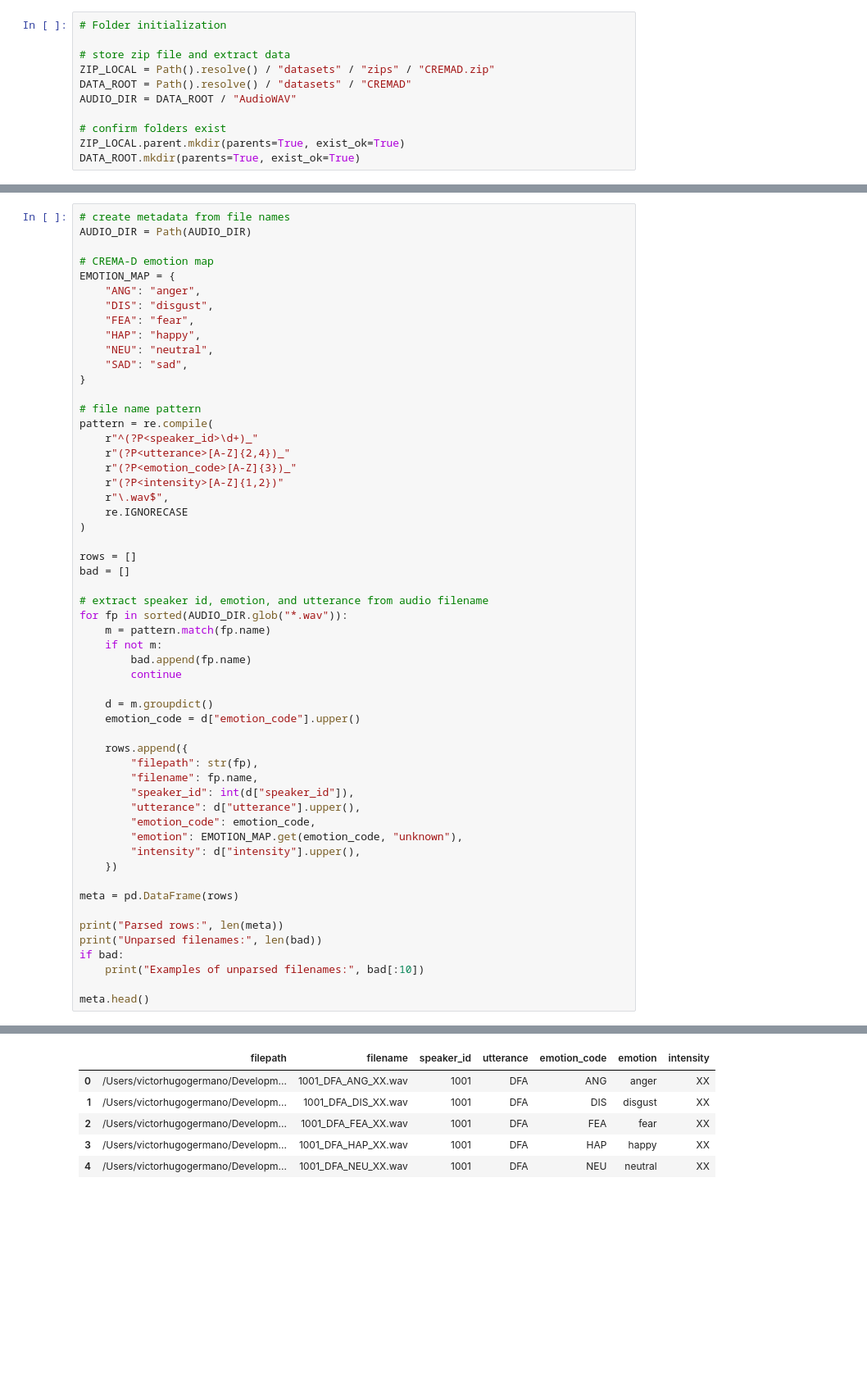
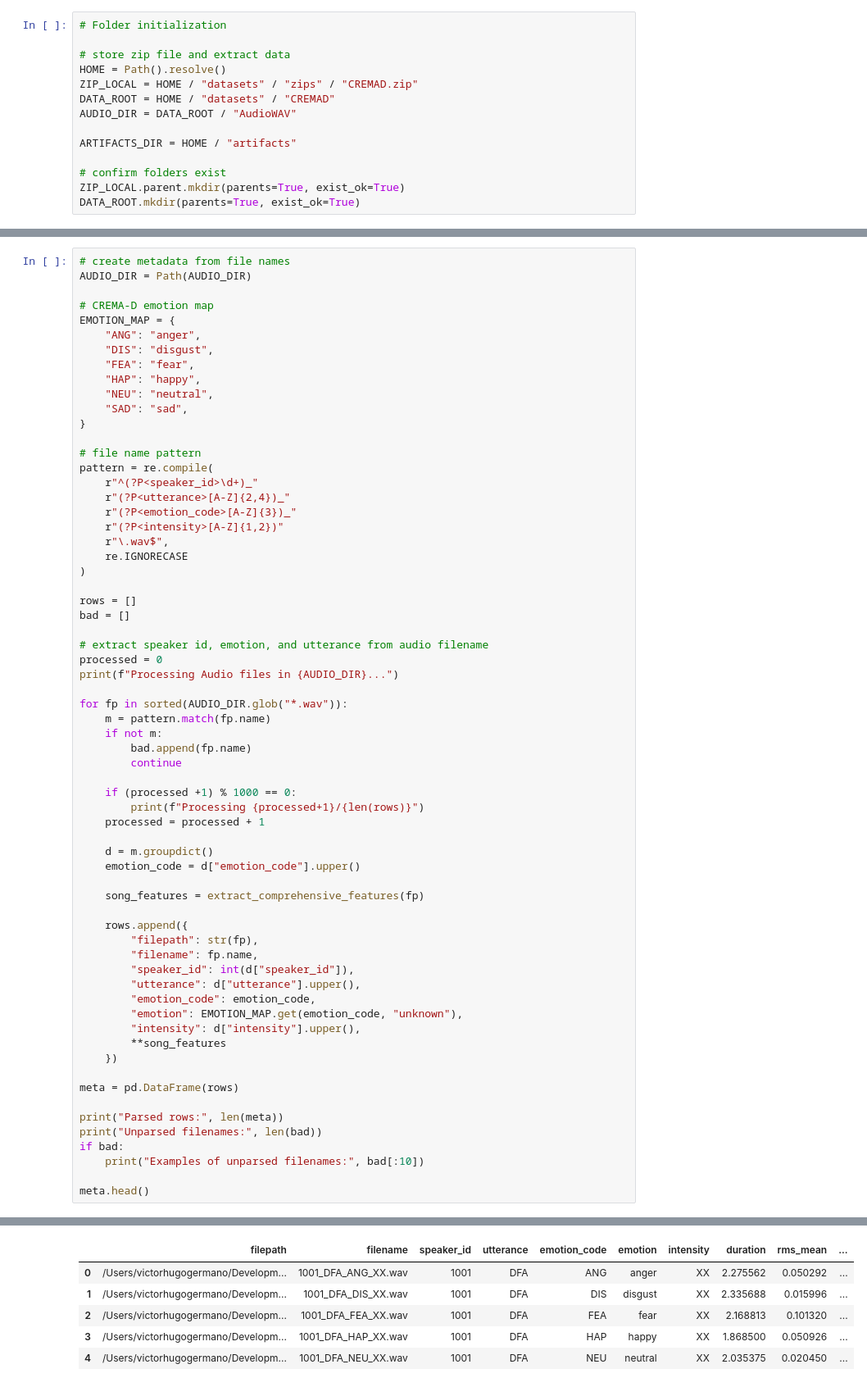
Before and after one commit to victorhg/aai-540-final-project-g2, a Jupyter notebook: Exploratory_Data_Analysis.ipynb, the cells around one changed output, grey strips where cells are left out. Shown at 82% size. Saved outputs shown, nothing was run; the diff lists cells and outputs as text; blank space fills up the shorter version.

Commit message:
added multiple features extraction process

```diff
--- a/Exploratory_Data_Analysis.ipynb
+++ b/Exploratory_Data_Analysis.ipynb
@@ -31,9 +31,12 @@ from datasets import load_dataset
 # Folder initialization
 
 # store zip file and extract data
-ZIP_LOCAL = Path().resolve() / "datasets" / "zips" / "CREMAD.zip"
-DATA_ROOT = Path().resolve() / "datasets" / "CREMAD"
+HOME = Path().resolve()
+ZIP_LOCAL = HOME / "datasets" / "zips" / "CREMAD.zip"
+DATA_ROOT = HOME / "datasets" / "CREMAD"
 AUDIO_DIR = DATA_ROOT / "AudioWAV"
+
+ARTIFACTS_DIR = HOME / "artifacts"
 
 # confirm folders exist
 ZIP_LOCAL.parent.mkdir(parents=True, exist_ok=True)
@@ -95,14 +156,23 @@ rows = []
 bad = []
 
 # extract speaker id, emotion, and utterance from audio filename
+processed = 0
+print(f"Processing Audio files in {AUDIO_DIR}...")
+
 for fp in sorted(AUDIO_DIR.glob("*.wav")):
     m = pattern.match(fp.name)
     if not m:
         bad.append(fp.name)
         continue
 
+    if (processed +1) % 1000 == 0:
+        print(f"Processing {processed+1}/{len(rows)}")
+    processed = processed + 1
+
     d = m.groupdict()
     emotion_code = d["emotion_code"].upper()
+
+    song_features = extract_comprehensive_features(fp)
 
     rows.append({
         "filepath": str(fp),
@@ -112,6 +182,7 @@ for fp in sorted(AUDIO_DIR.glob("*.wav")):
         "emotion_code": emotion_code,
         "emotion": EMOTION_MAP.get(emotion_code, "unknown"),
         "intensity": d["intensity"].upper(),
+        **song_features
     })
 
 meta = pd.DataFrame(rows)
@@ -128,6 +207,6 @@ Unparsed filenames: 0
-|  | filepath | filename | speaker_id | utterance | emotion_code | emotion | intensity |
-| 0 | /Users/victorhugogermano/Developm... | 1001_DFA_ANG_XX.wav | 1001 | DFA | ANG | anger | XX |
-| 1 | /Users/victorhugogermano/Developm... | 1001_DFA_DIS_XX.wav | 1001 | DFA | DIS | disgust | XX |
-| 2 | /Users/victorhugogermano/Developm... | 1001_DFA_FEA_XX.wav | 1001 | DFA | FEA | fear | XX |
-| 3 | /Users/victorhugogermano/Developm... | 1001_DFA_HAP_XX.wav | 1001 | DFA | HAP | happy | XX |
-| 4 | /Users/victorhugogermano/Developm... | 1001_DFA_NEU_XX.wav | 1001 | DFA | NEU | neutral | XX |
+|  | filepath | filename | speaker_id | utterance | emotion_code | emotion | intensity | duration | rms_mean | ... |
+| 0 | /Users/victorhugogermano/Developm... | 1001_DFA_ANG_XX.wav | 1001 | DFA | ANG | anger | XX | 2.275562 | 0.050292 | ... |
+| 1 | /Users/victorhugogermano/Developm... | 1001_DFA_DIS_XX.wav | 1001 | DFA | DIS | disgust | XX | 2.335688 | 0.015996 | ... |
+| 2 | /Users/victorhugogermano/Developm... | 1001_DFA_FEA_XX.wav | 1001 | DFA | FEA | fear | XX | 2.168813 | 0.101320 | ... |
+| 3 | /Users/victorhugogermano/Developm... | 1001_DFA_HAP_XX.wav | 1001 | DFA | HAP | happy | XX | 1.868500 | 0.050926 | ... |
+| 4 | /Users/victorhugogermano/Developm... | 1001_DFA_NEU_XX.wav | 1001 | DFA | NEU | neutral | XX | 2.035375 | 0.020450 | ... |
```
Also changed, not shown: parts of 13 cells of this notebook, 2 other files.
